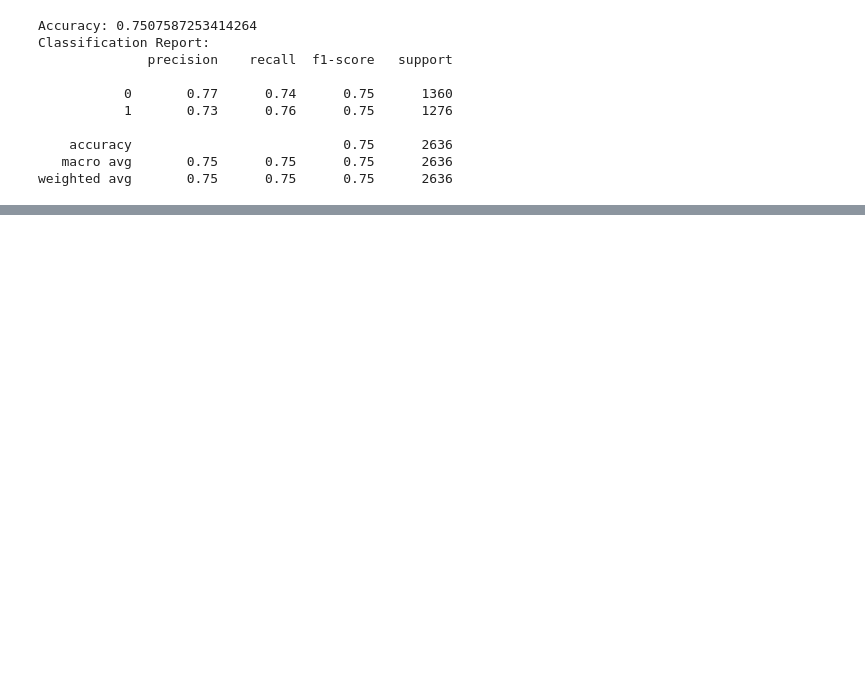
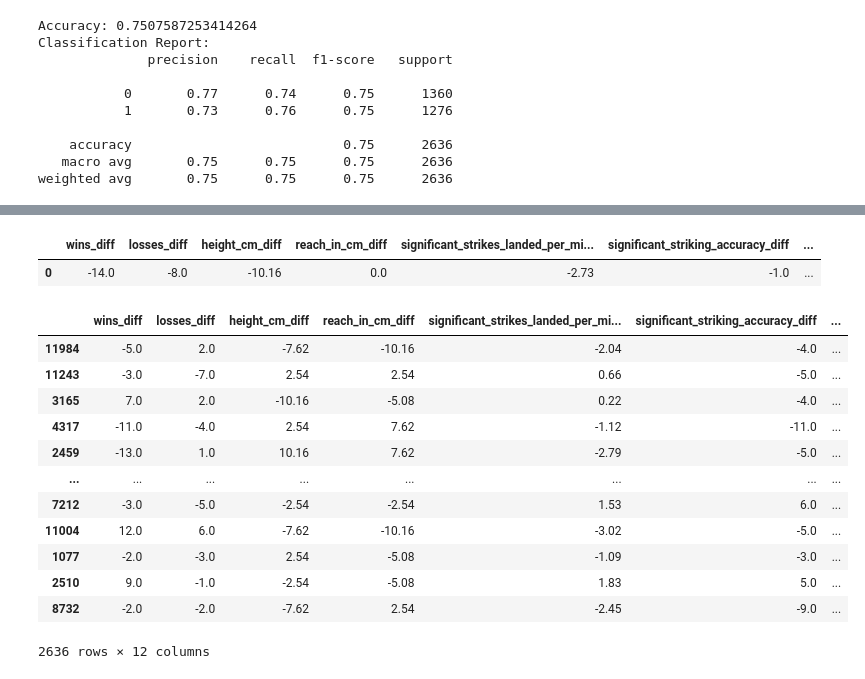
Before and after one commit to bendavid791/musical-diver, a Jupyter notebook: ultimate_fighter/ufc_fighter_analysis.ipynb, the cells around one changed output, grey strips where cells are left out. Drawn from its saved outputs; the diff is of its cells as text; code cells hidden in the pictures; blank space fills up the shorter version.

```diff
--- a/ultimate_fighter/ufc_fighter_analysis.ipynb
+++ b/ultimate_fighter/ufc_fighter_analysis.ipynb
@@ -488,0 +534,21 @@ hmm looks like 75% is the highest we get here
+# %%
+X_example
+# %% [output]
+|  | wins_diff | losses_diff | height_cm_diff | reach_in_cm_diff | significant_strikes_landed_per_mi... | significant_striking_accuracy_diff | ... |
+| 0 | -14.0 | -8.0 | -10.16 | 0.0 | -2.73 | -1.0 | ... |
+# %%
+X_test
+# %% [output]
+|  | wins_diff | losses_diff | height_cm_diff | reach_in_cm_diff | significant_strikes_landed_per_mi... | significant_striking_accuracy_diff | ... |
+| 11984 | -5.0 | 2.0 | -7.62 | -10.16 | -2.04 | -4.0 | ... |
+| 11243 | -3.0 | -7.0 | 2.54 | 2.54 | 0.66 | -5.0 | ... |
+| 3165 | 7.0 | 2.0 | -10.16 | -5.08 | 0.22 | -4.0 | ... |
+| 4317 | -11.0 | -4.0 | 2.54 | 7.62 | -1.12 | -11.0 | ... |
+| 2459 | -13.0 | 1.0 | 10.16 | 7.62 | -2.79 | -5.0 | ... |
+| ... | ... | ... | ... | ... | ... | ... | ... |
+| 7212 | -3.0 | -5.0 | -2.54 | -2.54 | 1.53 | 6.0 | ... |
+| 11004 | 12.0 | 6.0 | -7.62 | -10.16 | -3.02 | -5.0 | ... |
+| 1077 | -2.0 | -3.0 | 2.54 | -5.08 | -1.09 | -3.0 | ... |
+| 2510 | 9.0 | -1.0 | -2.54 | -5.08 | 1.83 | 5.0 | ... |
+| 8732 | -2.0 | -2.0 | -7.62 | 2.54 | -2.45 | -9.0 | ... |
+2636 rows × 12 columns
```
Also changed, not shown: parts of 24 cells of this notebook.
